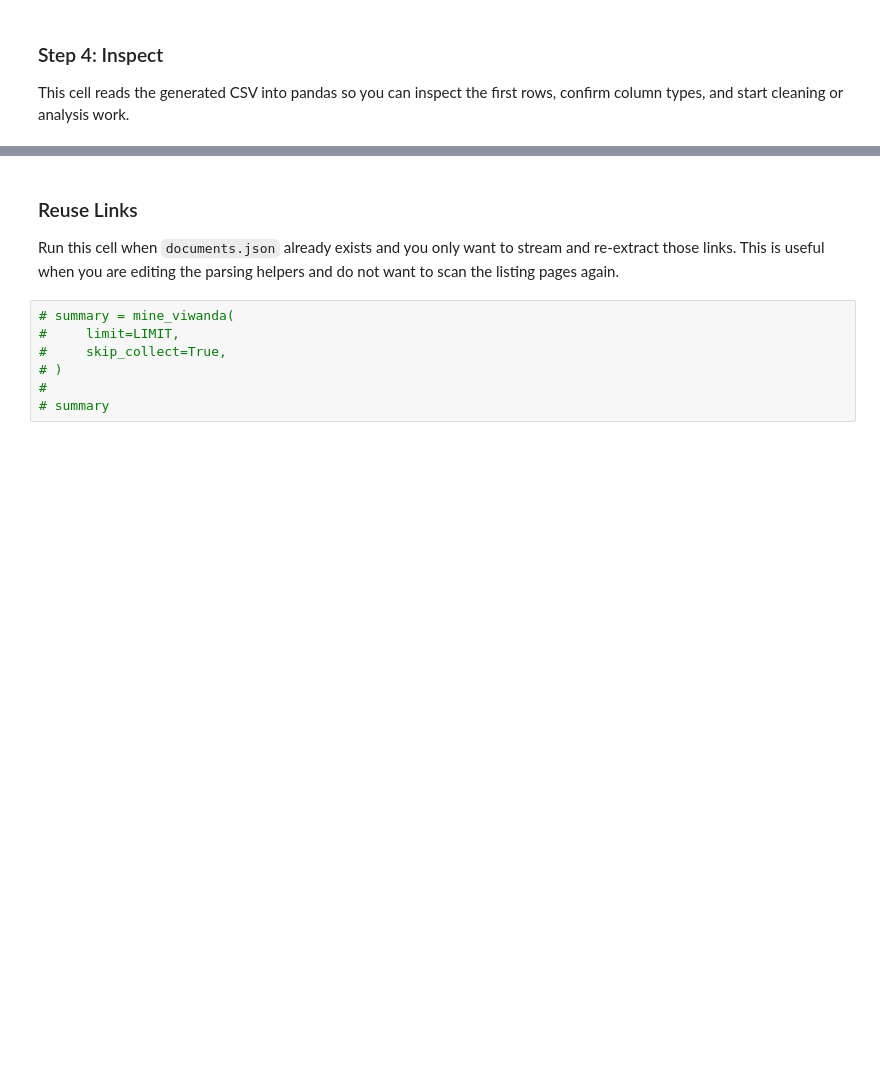
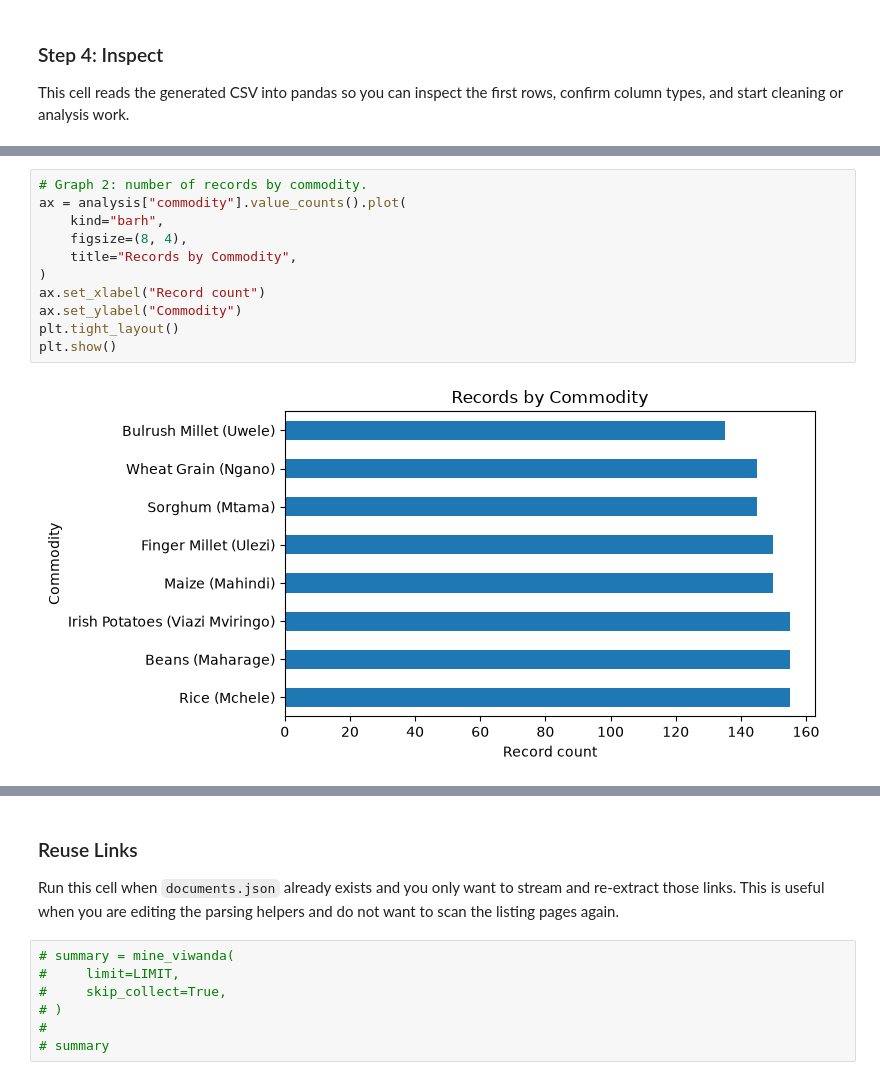
Before and after one commit to issah1554/fyp2026_backend, a Jupyter notebook: notebooks/mining/viwanda_mining.ipynb, the cells around one changed output, grey strips where cells are left out. Saved outputs shown, nothing was run; the diff lists cells and outputs as text; blank space fills up the shorter version.

```diff
--- a/notebooks/mining/viwanda_mining.ipynb
+++ b/notebooks/mining/viwanda_mining.ipynb
@@ -498,0 +590,13 @@ None
+# %%
+# Graph 2: number of records by commodity.
+ax = analysis["commodity"].value_counts().plot(
+    kind="barh",
+    figsize=(8, 4),
+    title="Records by Commodity",
+)
+ax.set_xlabel("Record count")
+ax.set_ylabel("Commodity")
+plt.tight_layout()
+plt.show()
+# %% [output]
+[figure, added]
```
Also changed, not shown: parts of 10 cells of this notebook, 3 other files.
